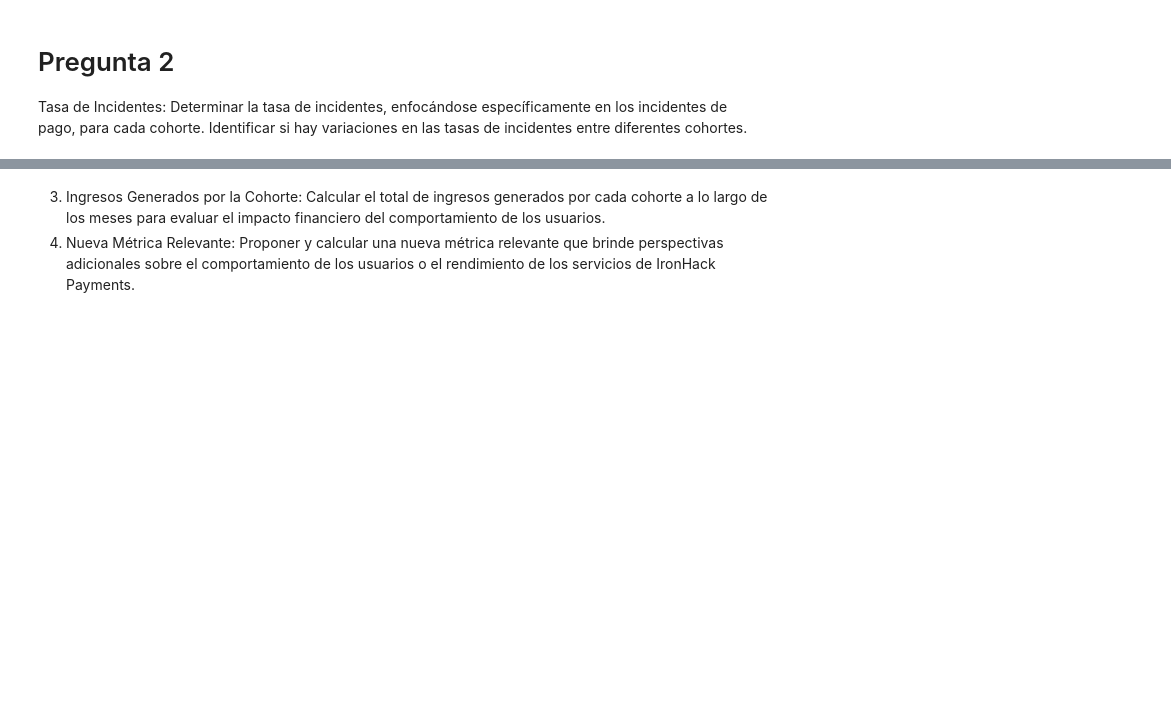
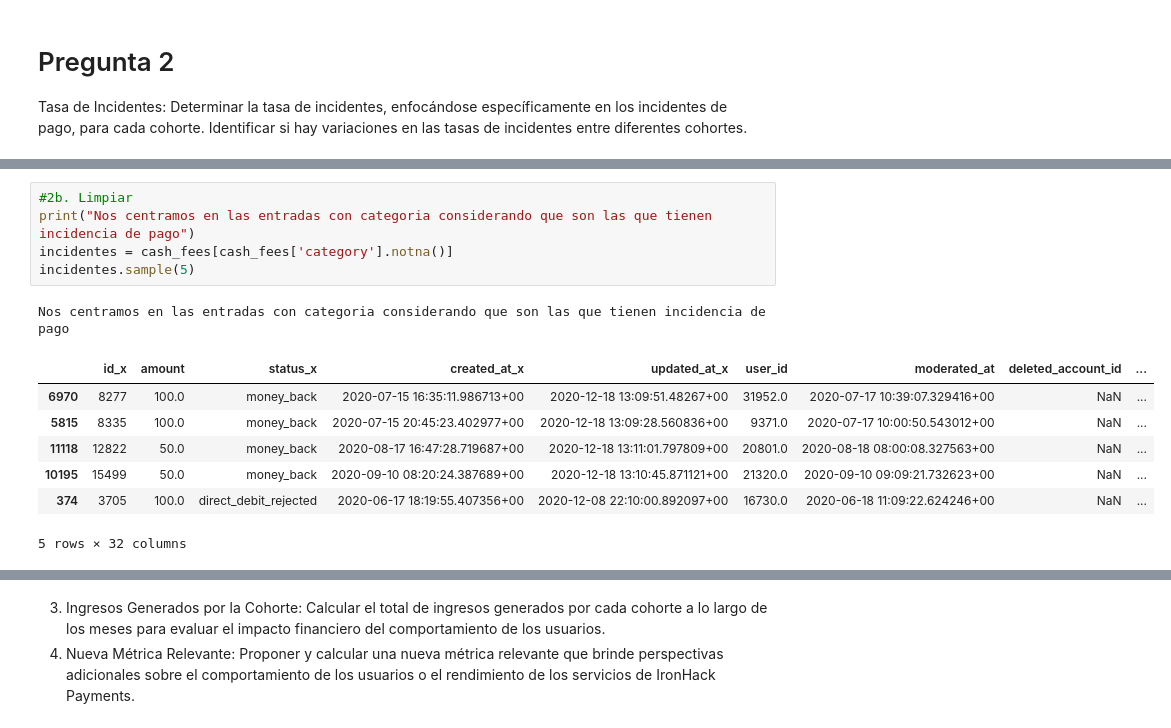
Before and after one commit to moiatgit/project-1-ironhack-payments-es, a Jupyter notebook: grupo3.ipynb, the cells around one changed output, grey strips where cells are left out. Cells and saved outputs as stored; diff of their text form; blank space fills up the shorter version.

```diff
--- a/grupo3.ipynb
+++ b/grupo3.ipynb
@@ -436,0 +550,14 @@ Tasa de Incidentes: Determinar la tasa de incidentes, enfocándose específicame
+# %%
+#2b. Limpiar
+print("Nos centramos en las entradas con categoria considerando que son las que tienen incidencia de pago")
+incidentes = cash_fees[cash_fees['category'].notna()]
+incidentes.sample(5)
+# %% [output]
+Nos centramos en las entradas con categoria considerando que son las que tienen incidencia de pago
+|  | id_x | amount | status_x | created_at_x | updated_at_x | user_id | moderated_at | deleted_account_id | ... |
+| 6970 | 8277 | 100.0 | money_back | 2020-07-15 16:35:11.986713+00 | 2020-12-18 13:09:51.48267+00 | 31952.0 | 2020-07-17 10:39:07.329416+00 | NaN | ... |
+| 5815 | 8335 | 100.0 | money_back | 2020-07-15 20:45:23.402977+00 | 2020-12-18 13:09:28.560836+00 | 9371.0 | 2020-07-17 10:00:50.543012+00 | NaN | ... |
+| 11118 | 12822 | 50.0 | money_back | 2020-08-17 16:47:28.719687+00 | 2020-12-18 13:11:01.797809+00 | 20801.0 | 2020-08-18 08:00:08.327563+00 | NaN | ... |
+| 10195 | 15499 | 50.0 | money_back | 2020-09-10 08:20:24.387689+00 | 2020-12-18 13:10:45.871121+00 | 21320.0 | 2020-09-10 09:09:21.732623+00 | NaN | ... |
+| 374 | 3705 | 100.0 | direct_debit_rejected | 2020-06-17 18:19:55.407356+00 | 2020-12-08 22:10:00.892097+00 | 16730.0 | 2020-06-18 11:09:22.624246+00 | NaN | ... |
+5 rows × 32 columns
```
Also changed, not shown: parts of 13 cells of this notebook.
